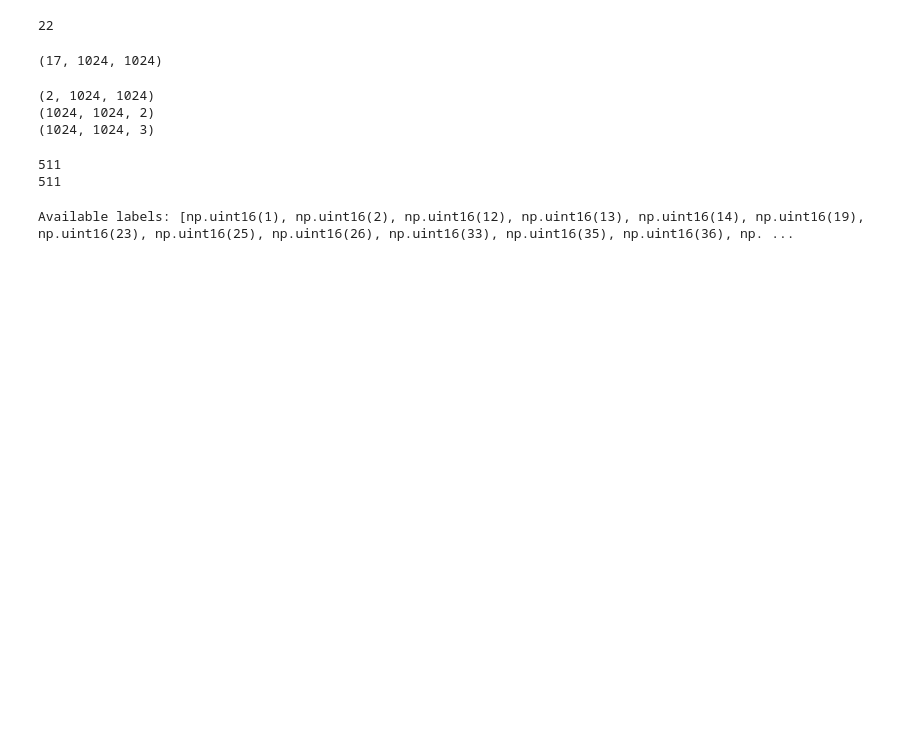
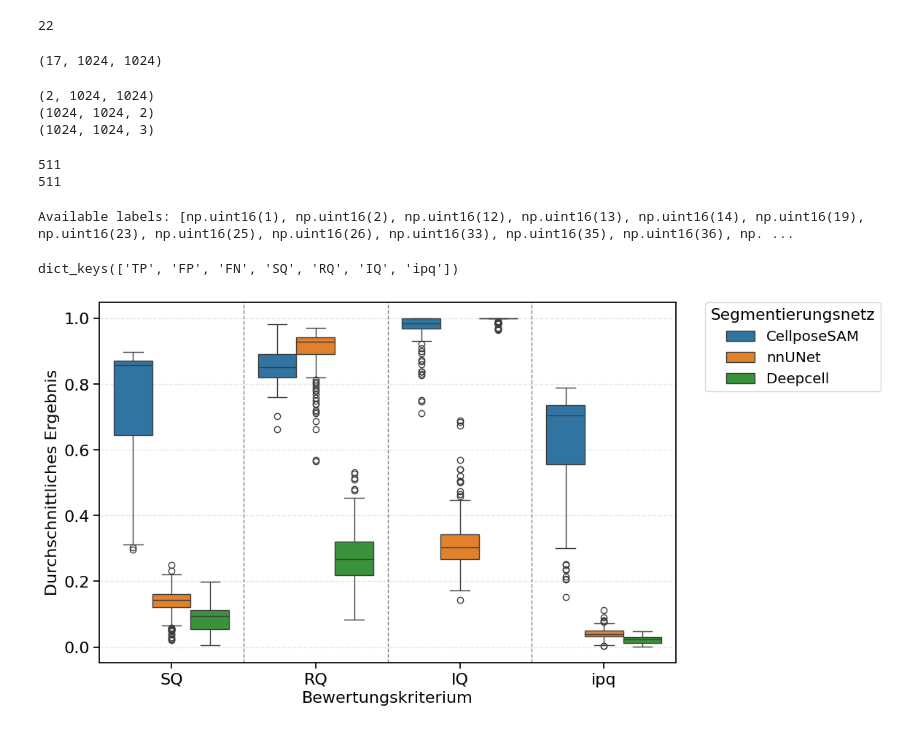
Before and after one commit to DavidExler/Masterarbeit, a Jupyter notebook: data.ipynb, the cells around one changed output. Drawn from its saved outputs; the diff is of its cells as text; code cells hidden in the pictures; blank space fills up the shorter version.

Commit message:
Results with Figures for Segmentation and some Methods Classification label

```diff
--- a/data.ipynb
+++ b/data.ipynb
@@ -248,3 +248,77 @@ for idx, shape_list in enumerate(all_shapes):
     print("  Mean X size:", mean_x)
     print("  Mean Y size:", mean_y)
     print()
+# %%
+import json
+path1 = '/Users/davidexler/Documents/Masterarbeit/repo/Masterarbeit/save_data/IoU/results_cellpose.json'
+path2 = '/Users/davidexler/Documents/Masterarbeit/repo/Masterarbeit/save_data/IoU/results_nnUNet.json'
+path3 = '/Users/davidexler/Documents/Masterarbeit/repo/Masterarbeit/save_data/IoU/results_deepcell.json'
+
+data = []
+with open(path1, 'r') as f:
+    data.append(json.load(f))
+with open(path2, 'r') as f:
+    data.append(json.load(f))
+with open(path3, 'r') as f:
+    data.append(json.load(f))
+# %%
+print(data[0].keys())
+# %% [output]
+dict_keys(['TP', 'FP', 'FN', 'SQ', 'RQ', 'IQ', 'ipq'])
+# %%
+import json
+import matplotlib.pyplot as plt
+import seaborn as sns
+import pandas as pd
+import numpy as np
+
+sns.set_context("notebook", font_scale=1.3)  # Try 1.5 for even larger fonts
+
+data = []
+with open(path1, 'r') as f:
+    data.append(json.load(f))
+with open(path2, 'r') as f:
+    data.append(json.load(f))
+with open(path3, 'r') as f:
+    data.append(json.load(f))
+
+# Network labels
+network_names = ['CellposeSAM', 'nnUNet', 'Deepcell']
+score_keys = ['SQ', 'RQ', 'IQ', 'ipq']
+
+# Convert to long-form DataFrame for seaborn
+records = []
+
+for net_idx, net_data in enumerate(data):
+    for metric in score_keys:
+        scores = net_data[metric]
+        for exp_idx, score in enumerate(scores):
+            records.append({
+                'Network': network_names[net_idx],
+                'Experiment': exp_idx,
+                'Metric': metric,
+                'Score': score
+            })
+
+df = pd.DataFrame.from_records(records)
+
+# Plot
+plt.figure(figsize=(12, 6))
+ax = sns.boxplot(data=df, x='Metric', y='Score', hue='Network')
+
+# Add vertical dashed lines between metrics
+for x in range(len(score_keys) - 1):  # places at 0.5, 1.5, 2.5
+    plt.axvline(x + 0.5, color='gray', linestyle='--', linewidth=1)
+
+# Title and styling
+plt.title("")
+plt.xlabel("Bewertungskriterium", fontsize=16)
+plt.ylabel("Durchschnittliches Ergebnis", fontsize=16)
+plt.xticks(fontsize=16)
+plt.yticks(fontsize=16)
+plt.grid(True, axis='y', linestyle='--', alpha=0.3)  # Keep horizontal grid only
+plt.legend(title='Segmentierungsnetz', bbox_to_anchor=(1.05, 1), loc='upper left', borderaxespad=0.)
+plt.tight_layout()
+plt.show()
+# %% [output]
+[figure, added]
```
Also changed, not shown: parts of 5 cells of this notebook, 11 other files.
